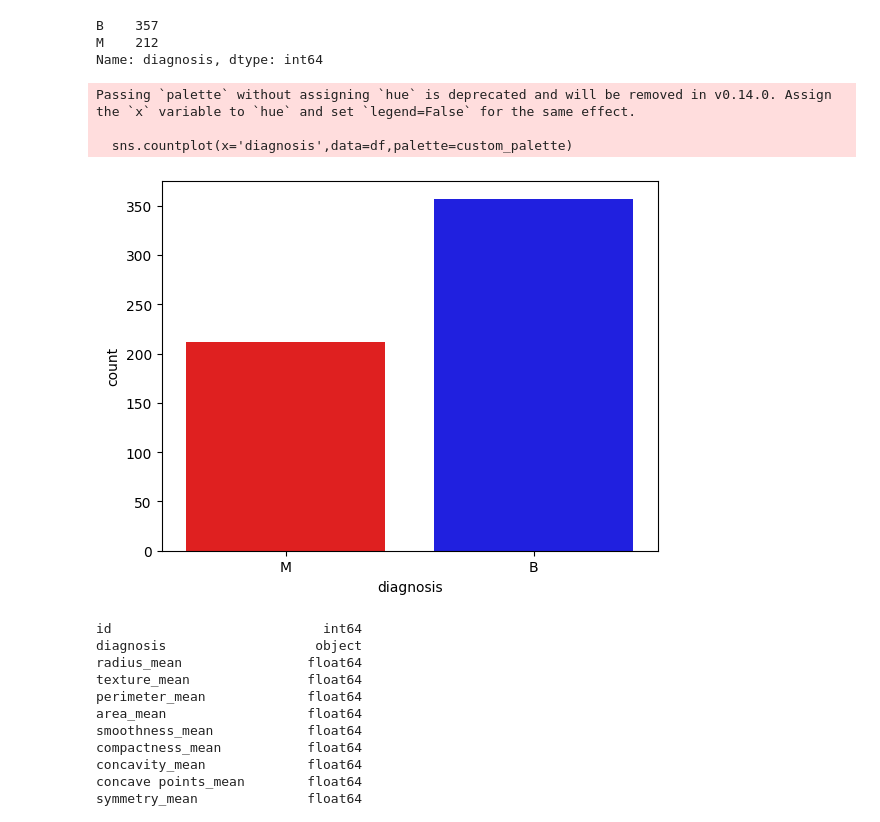
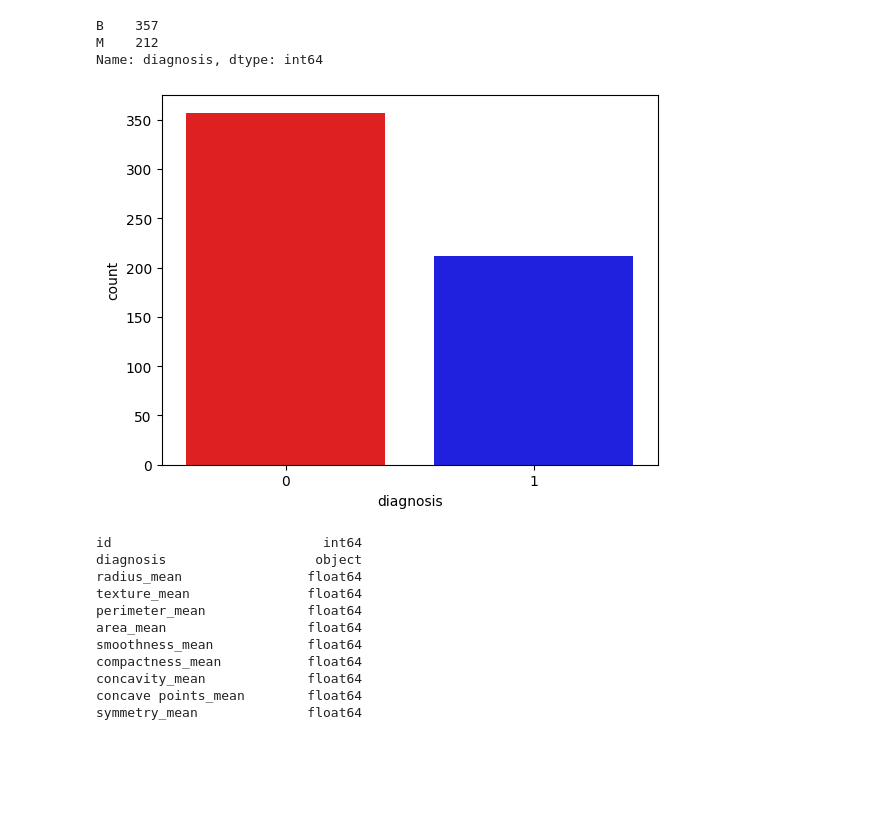
Before and after one commit to kalai2315/kalai2315, a Jupyter notebook: Breast_Cancer_Detectioin.ipynb, the cells around one changed output. Saved outputs shown, nothing was run; the diff lists cells and outputs as text; code cells hidden in the pictures; blank space fills up the shorter version.

```diff
--- a/Breast_Cancer_Detectioin.ipynb
+++ b/Breast_Cancer_Detectioin.ipynb
@@ -57,15 +57,12 @@ B    357
 M    212
 Name: diagnosis, dtype: int64
 # %%
-custom_palette = {'M': 'red', 'B': 'blue'}
-sns.countplot(x='diagnosis',data=df,palette=custom_palette)
+custom_palette = {0: 'red', 1: 'blue'}
+sns.countplot(x='diagnosis',data=df,hue='diagnosis', palette=custom_palette, legend=False)
 plt.ylabel('count')
 plt.show()
 # %% [output]
-Passing `palette` without assigning `hue` is deprecated and will be removed in v0.14.0. Assign the `x` variable to `hue` and set `legend=False` for the same effect.
-
-  sns.countplot(x='diagnosis',data=df,palette=custom_palette)
-[figure, old version]
+[figure, new version]
 # %%
 df.dtypes
 # %% [output]
```
Also changed, not shown: parts of 2 cells of this notebook.
